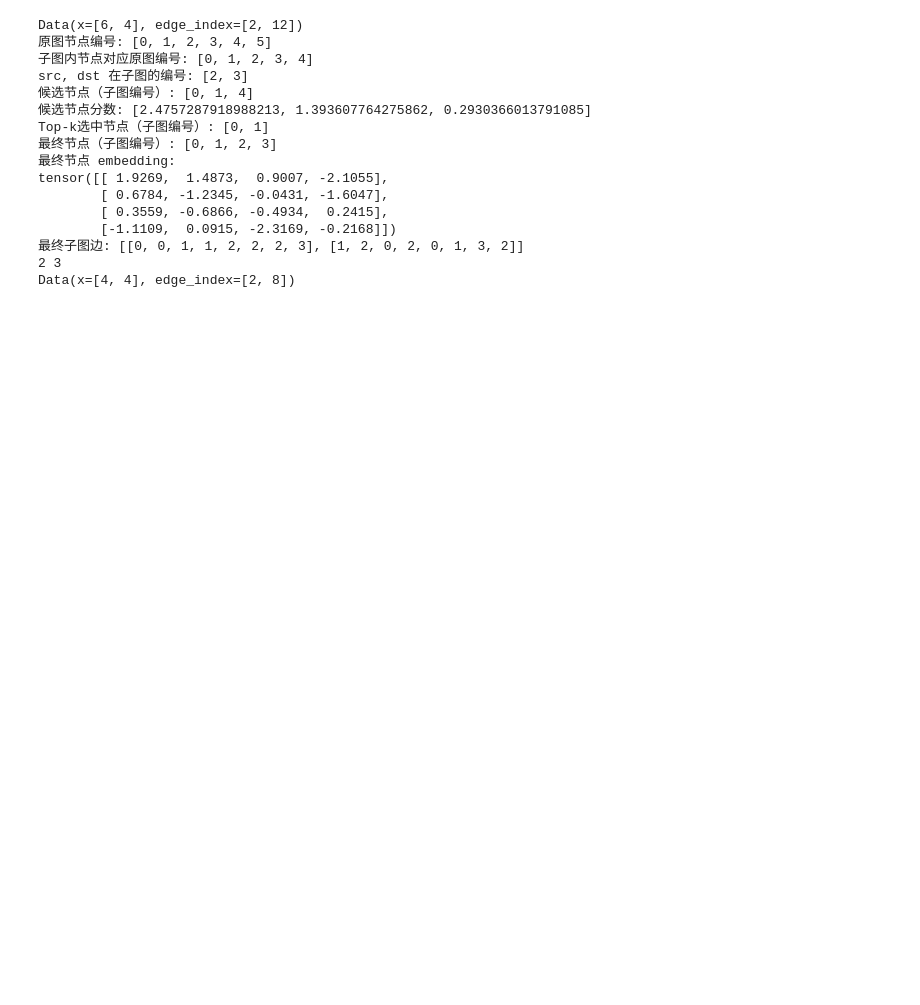
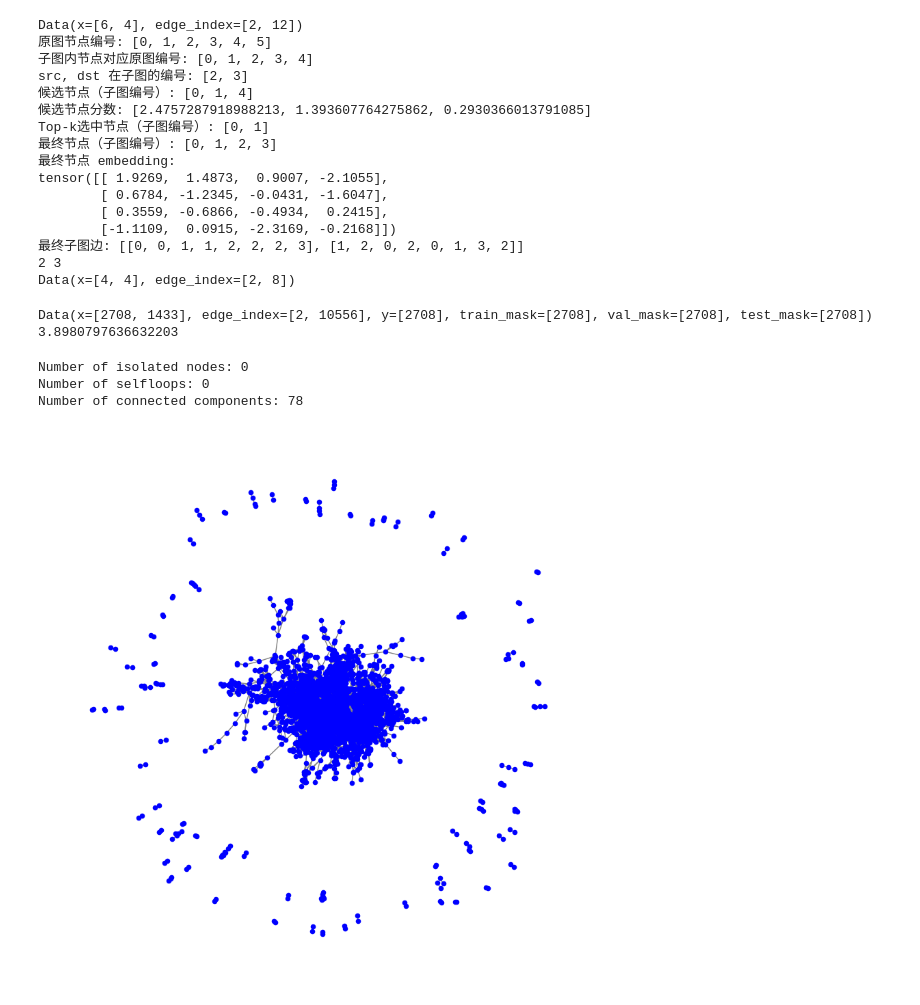
Before and after one commit to aqwddda/SEAL-, a Jupyter notebook: else/1.ipynb, the cells around one changed output. Drawn from its saved outputs; the diff is of its cells as text; code cells hidden in the pictures; blank space fills up the shorter version.

```diff
--- a/else/1.ipynb
+++ b/else/1.ipynb
@@ -99,3 +99,59 @@ tensor([[ 1.9269,  1.4873,  0.9007, -2.1055],
 最终子图边: [[0, 0, 1, 1, 2, 2, 2, 3], [1, 2, 0, 2, 0, 1, 3, 2]]
 2 3
 Data(x=[4, 4], edge_index=[2, 8])
+# %%
+from torch_geometric.data import Data
+import networkx as nx
+import matplotlib.pyplot as plt
+import torch
+
+data_tuple = torch.load('../ScoreSample-SEAL/data/Cora/processed/data.pt')
+
+# 提取第一个元素（字典）
+data_dict = data_tuple[0]
+
+# 从字典构造PyG的Data对象
+data = Data(
+    x=data_dict['x'],
+    edge_index=data_dict['edge_index'],
+    y=data_dict['y'],
+    train_mask=data_dict.get('train_mask'),
+    val_mask=data_dict.get('val_mask'),
+    test_mask=data_dict.get('test_mask')
+)
+
+print(data)
+print(data.edge_index.size(1) / data.x.size(0))
+# 构建NetworkX图
+G = nx.Graph()
+G.add_nodes_from(range(data.num_nodes))
+edge_index = data.edge_index.cpu().numpy()
+edges = list(zip(edge_index[0], edge_index[1]))
+G.add_edges_from(edges)
+# %% [output]
+Data(x=[2708, 1433], edge_index=[2, 10556], y=[2708], train_mask=[2708], val_mask=[2708], test_mask=[2708])
+3.8980797636632203
+# %%
+# no isolated nodes
+isolated_nodes = [node for node, degree in G.degree() if degree == 0]
+print("Number of isolated nodes:", len(isolated_nodes))
+
+# no selfloops
+num_selfloops = nx.number_of_selfloops(G)
+print("Number of selfloops:", num_selfloops)
+
+# the graph is fully connected
+num_components = nx.number_connected_components(G)
+print("Number of connected components:", num_components)
+# %% [output]
+Number of isolated nodes: 0
+Number of selfloops: 0
+Number of connected components: 78
+# %%
+# 绘图
+plt.figure(figsize=(8, 8))
+pos = nx.spring_layout(G)
+nx.draw(G, pos, node_size=20, node_color='blue', edge_color='gray')
+plt.show()
+# %% [output]
+[figure, added]
```
Also changed, not shown: parts of 2 cells of this notebook, 11 other files.
